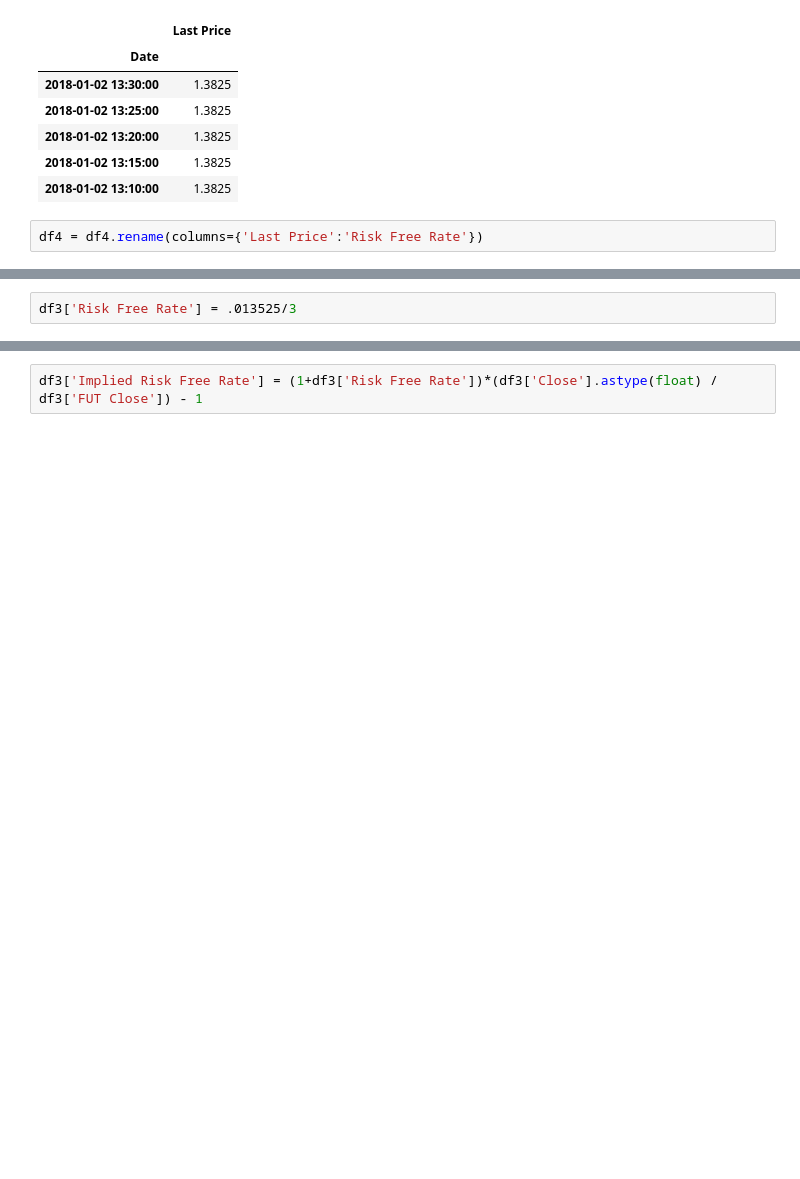
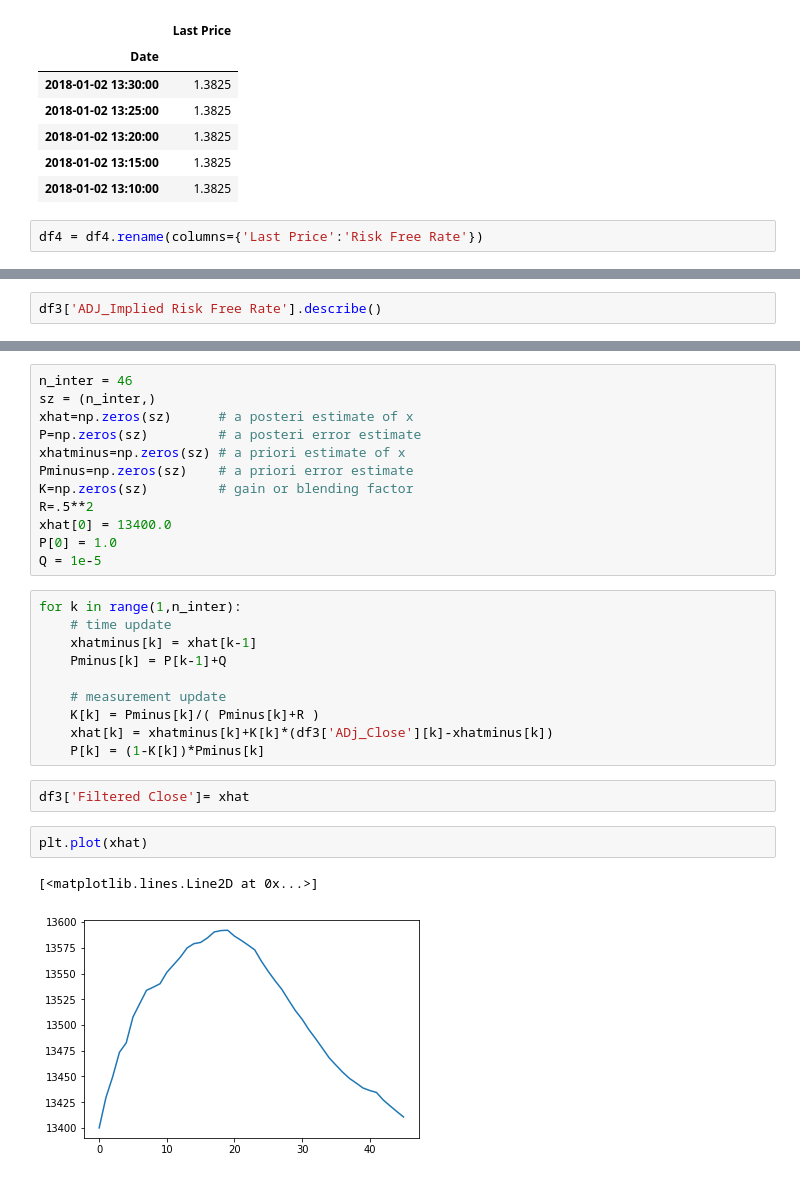
Before and after one commit to sambouiss/BTC-PROJECT, a Jupyter notebook: BTC PROJECT.ipynb, the cells around one changed output, grey strips where cells are left out. Saved outputs shown, nothing was run; the diff lists cells and outputs as text; blank space fills up the shorter version.

```diff
--- a/BTC PROJECT.ipynb
+++ b/BTC PROJECT.ipynb
@@ -83,2 +96,2 @@ df3 = df3.drop(['Risk Free Rate'],axis=1)
 # %%
-df3['Risk Free Rate'] = .013525/3
+df3['ADJ_Implied Risk Free Rate'].describe()
@@ -85,2 +108,29 @@ df3['Risk Free Rate'] = .013525/3
-# %%
-df3['Implied Risk Free Rate'] = (1+df3['Risk Free Rate'])*(df3['Close'].astype(float) / df3['FUT Close']) - 1
+# %%
+n_inter = 46
+sz = (n_inter,)
+xhat=np.zeros(sz)      # a posteri estimate of x
+P=np.zeros(sz)         # a posteri error estimate
+xhatminus=np.zeros(sz) # a priori estimate of x
+Pminus=np.zeros(sz)    # a priori error estimate
+K=np.zeros(sz)         # gain or blending factor
+R=.5**2
+xhat[0] = 13400.0
+P[0] = 1.0
+Q = 1e-5
+# %%
+for k in range(1,n_inter):
+    # time update
+    xhatminus[k] = xhat[k-1]
+    Pminus[k] = P[k-1]+Q
+
+    # measurement update
+    K[k] = Pminus[k]/( Pminus[k]+R )
+    xhat[k] = xhatminus[k]+K[k]*(df3['ADj_Close'][k]-xhatminus[k])
+    P[k] = (1-K[k])*Pminus[k]
+# %%
+df3['Filtered Close']= xhat
+# %%
+plt.plot(xhat)
+# %% [output]
+[<matplotlib.lines.Line2D at 0x...>]
+[figure, added]
```
Also changed, not shown: parts of 16 cells of this notebook.
